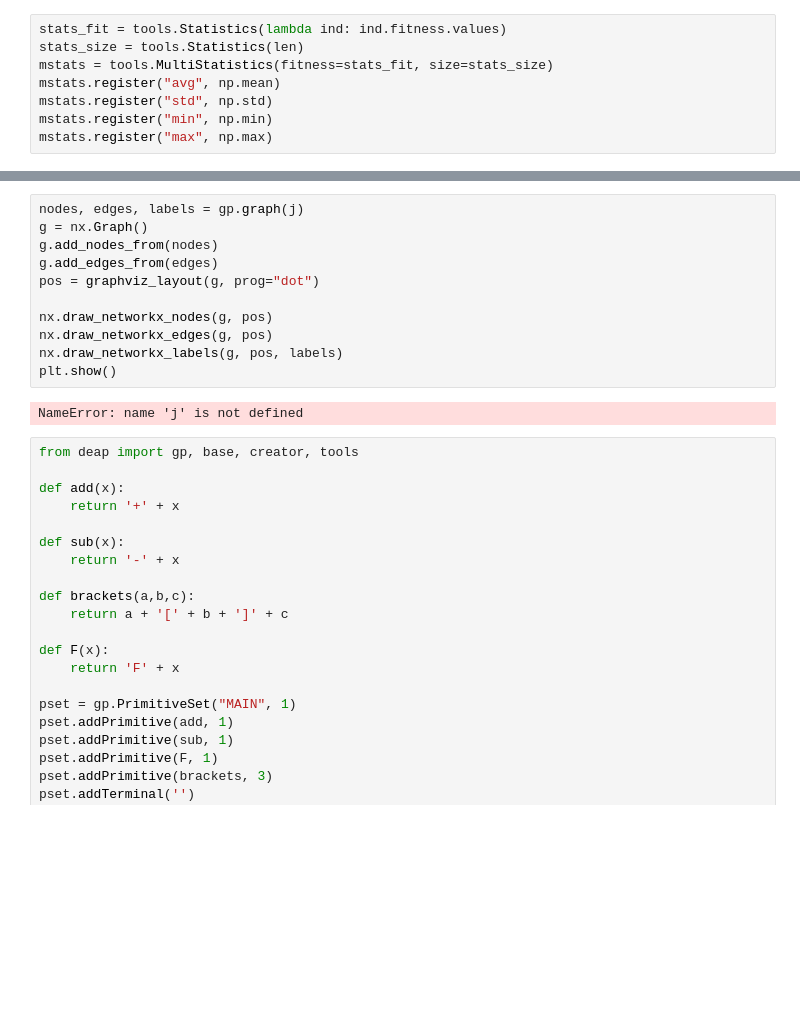
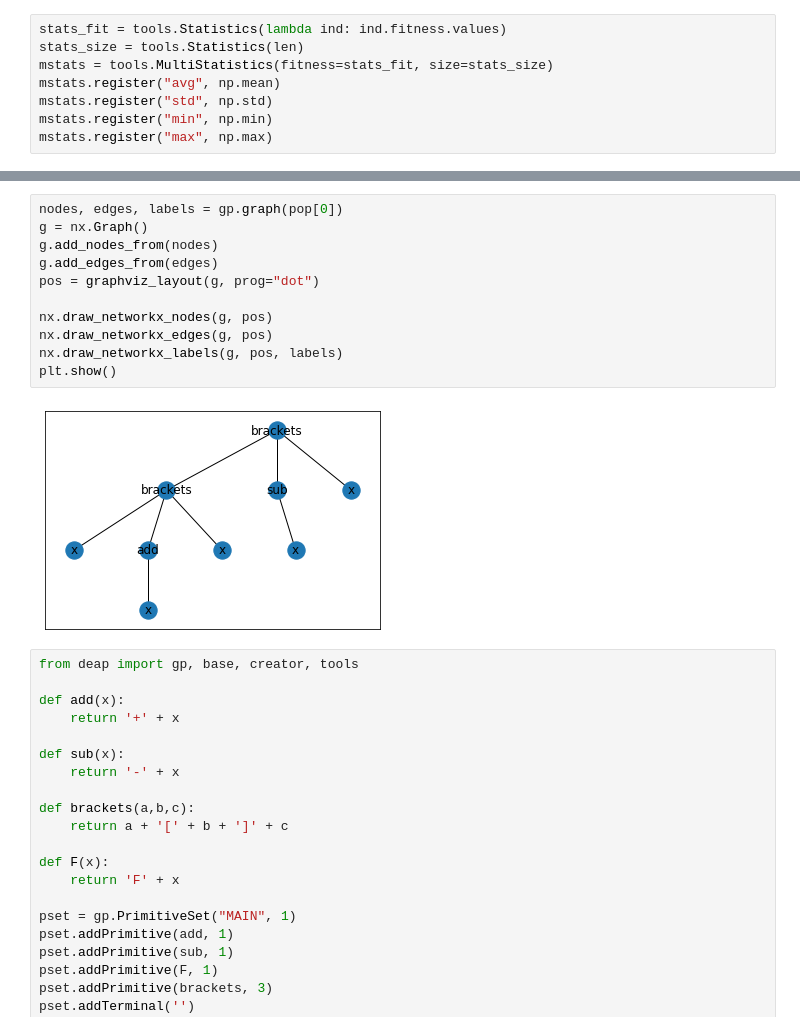
Before and after one commit to oihugu/EV-Plants-Simpler, a Jupyter notebook: gp_test.ipynb, the cells around one changed output, grey strips where cells are left out. Saved outputs shown, nothing was run; the diff lists cells and outputs as text; blank space fills up the shorter version.

```diff
--- a/gp_test.ipynb
+++ b/gp_test.ipynb
@@ -105,16 +102,16 @@ plt.show()
 # %%
-nodes, edges, labels = gp.graph(j)
+nodes, edges, labels = gp.graph(pop[0])
 g = nx.Graph()
 g.add_nodes_from(nodes)
 g.add_edges_from(edges)
 pos = graphviz_layout(g, prog="dot")
 
 nx.draw_networkx_nodes(g, pos)
 nx.draw_networkx_edges(g, pos)
 nx.draw_networkx_labels(g, pos, labels)
 plt.show()
 # %% [output]
-NameError: name 'j' is not defined
+[figure, added]
 # %%
 from deap import gp, base, creator, tools
 
```
Also changed, not shown: parts of 10 cells of this notebook, 3 other files.
